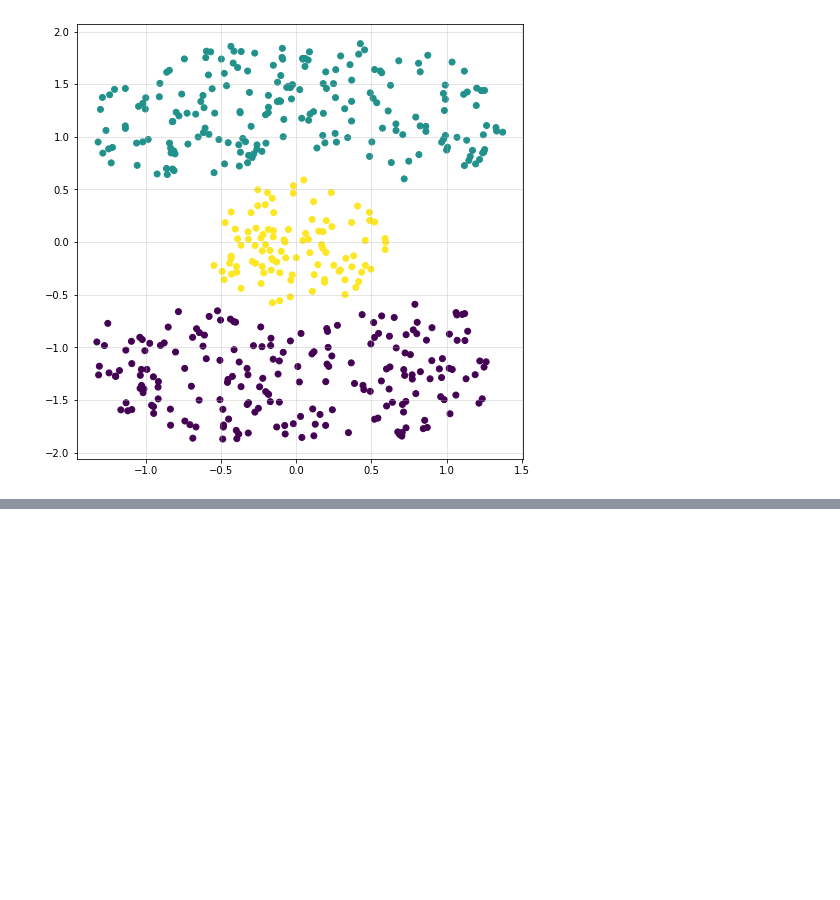
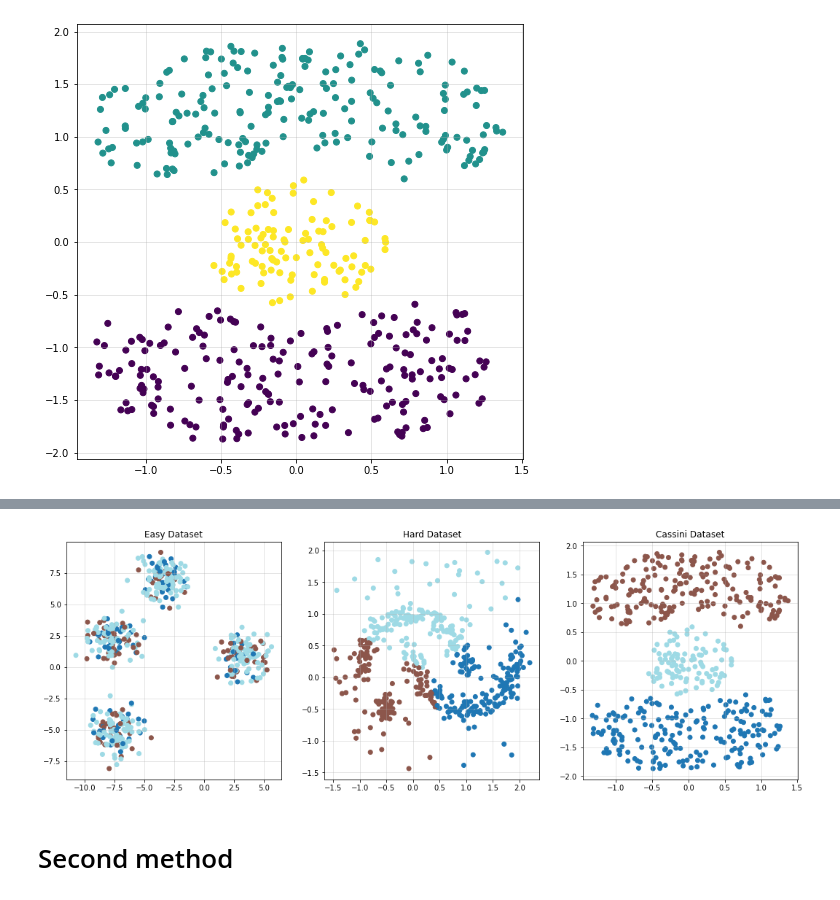
Before and after one commit to Paulina-Iwach/Ensemble_Clustering_Presentation, a Jupyter notebook: case_study.ipynb, the cells around one changed output, grey strips where cells are left out. Saved outputs shown, nothing was run; the diff lists cells and outputs as text; code cells hidden in the pictures; blank space fills up the shorter version.

```diff
--- a/case_study.ipynb
+++ b/case_study.ipynb
@@ -122,0 +154,9 @@ plot_points(dataset_cassini, D3)
+# %%
+y1 = SpectralClustering(n_clusters=4).fit_predict(dataset_easy)
+y2 = SpectralClustering(n_clusters=3).fit_predict(dataset_hard)
+y1 = SpectralClustering(n_clusters=3).fit_predict(dataset_cassini)
+plot_three_datasets(y1, y2, y3)
+# %% [output]
+[figure, added]
+# %% [markdown]
+# Second method
```
Also changed, not shown: parts of 21 cells of this notebook.
